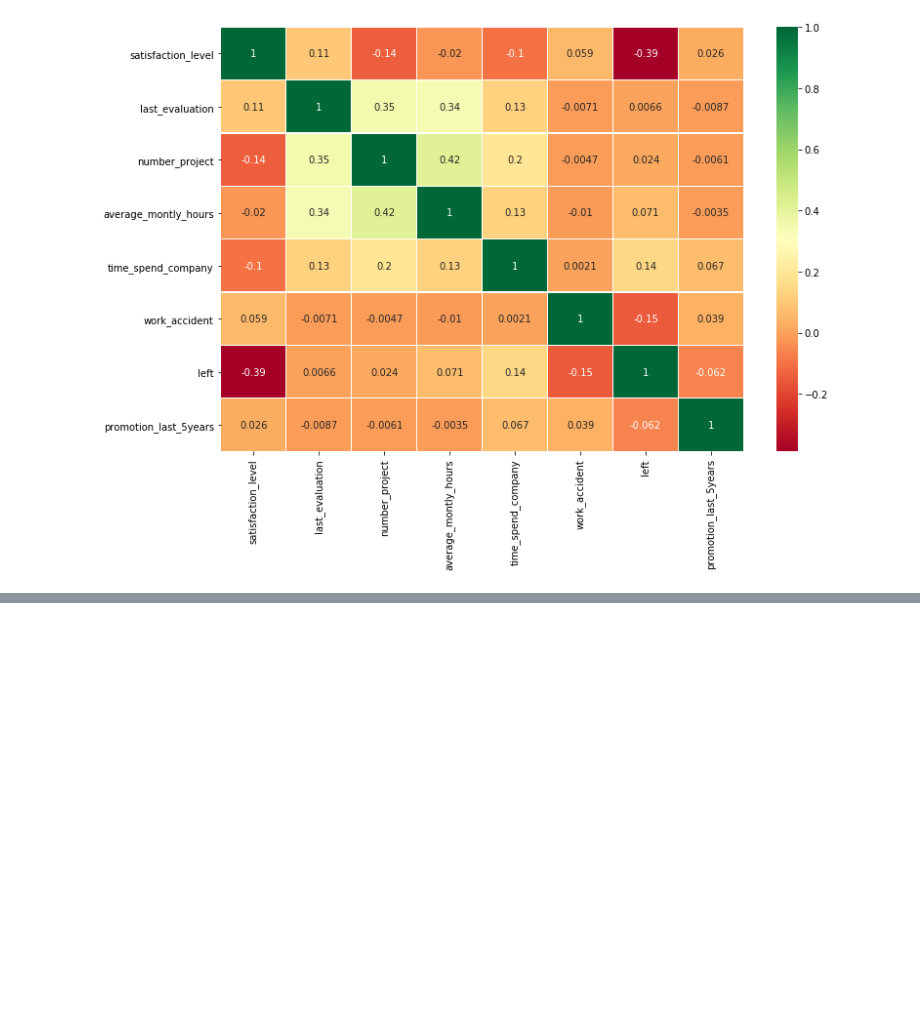
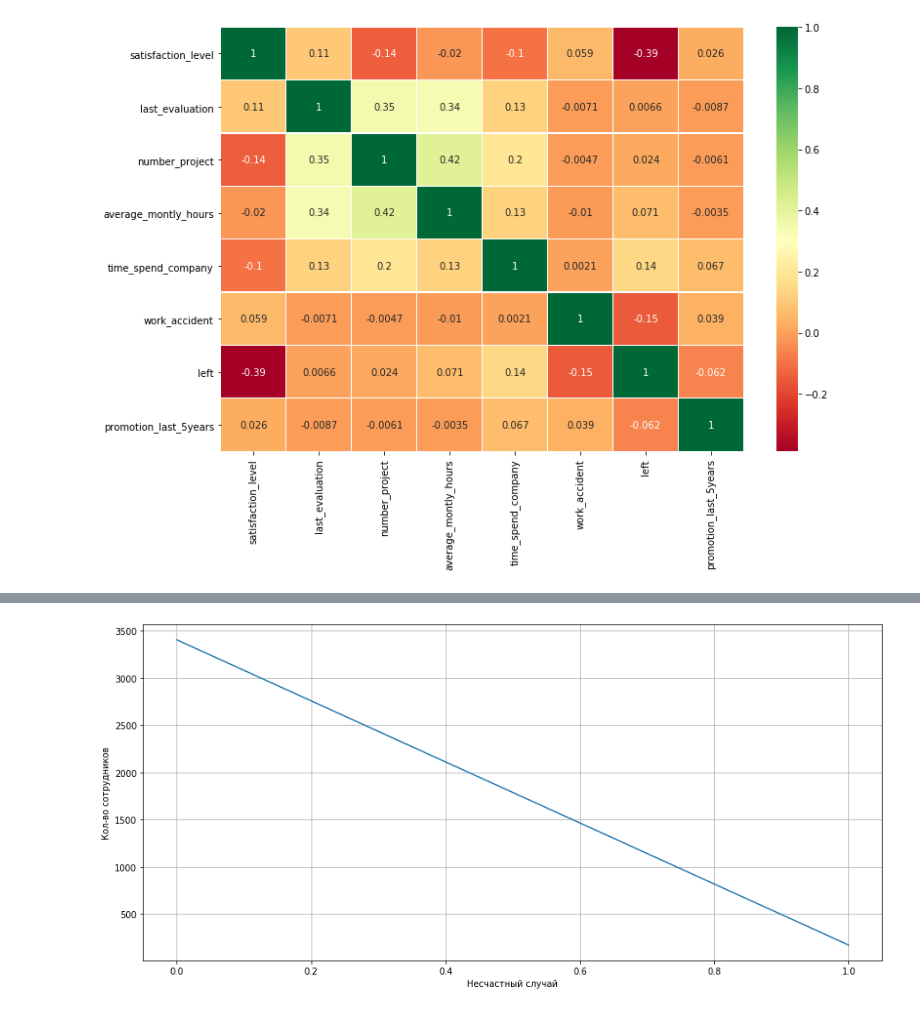
Before and after one commit to iamdenizzz/pyda-10, a Jupyter notebook: Diplom/Diplom.ipynb, the cells around one changed output, grey strips where cells are left out. Saved outputs shown, nothing was run; the diff lists cells and outputs as text; code cells hidden in the pictures; blank space fills up the shorter version.

```diff
--- a/Diplom/Diplom.ipynb
+++ b/Diplom/Diplom.ipynb
@@ -369,0 +384,11 @@ SyntaxError: invalid syntax (<ipython-input-119-7e1bbd118c36>, line 5)
+# %%
+# На графике видно, что больше всего увольняется людей, кто проработал в компании от 3 до 6 лет. После этого срока люди
+# работают уже без увольнений. До 3 лет также люди очень мало уволняются. Теперь проверим 3 параметр:
+# C) work_accident
+dynamics = data.groupby(data['work_accident']).sum()
+dynamics['left'].plot()
+plt.xlabel("Несчастный случай")
+plt.ylabel("Кол-во сотрудников")
+plt.grid()
+# %% [output]
+[figure, added]
```
Also changed, not shown: parts of 6 cells of this notebook.
